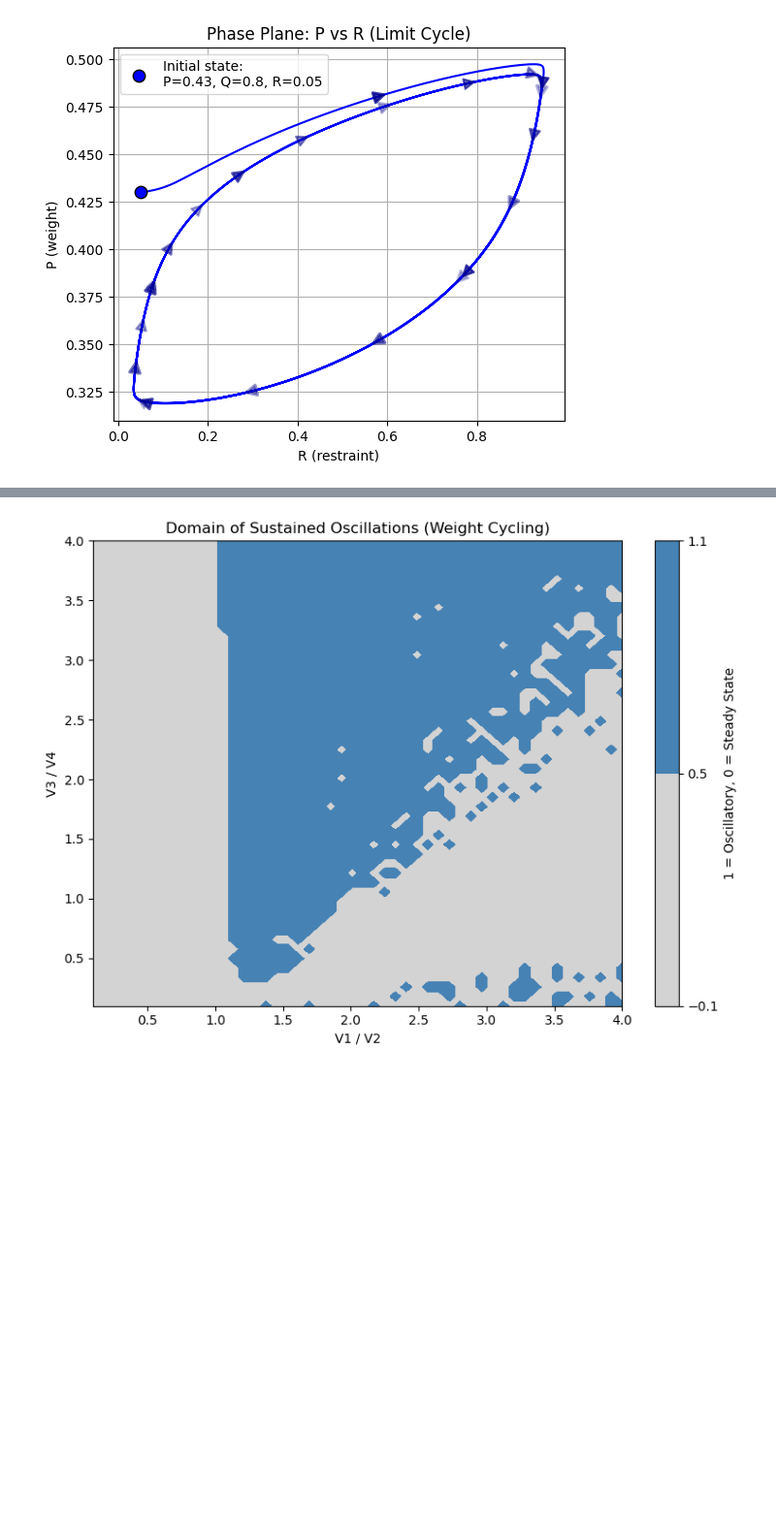
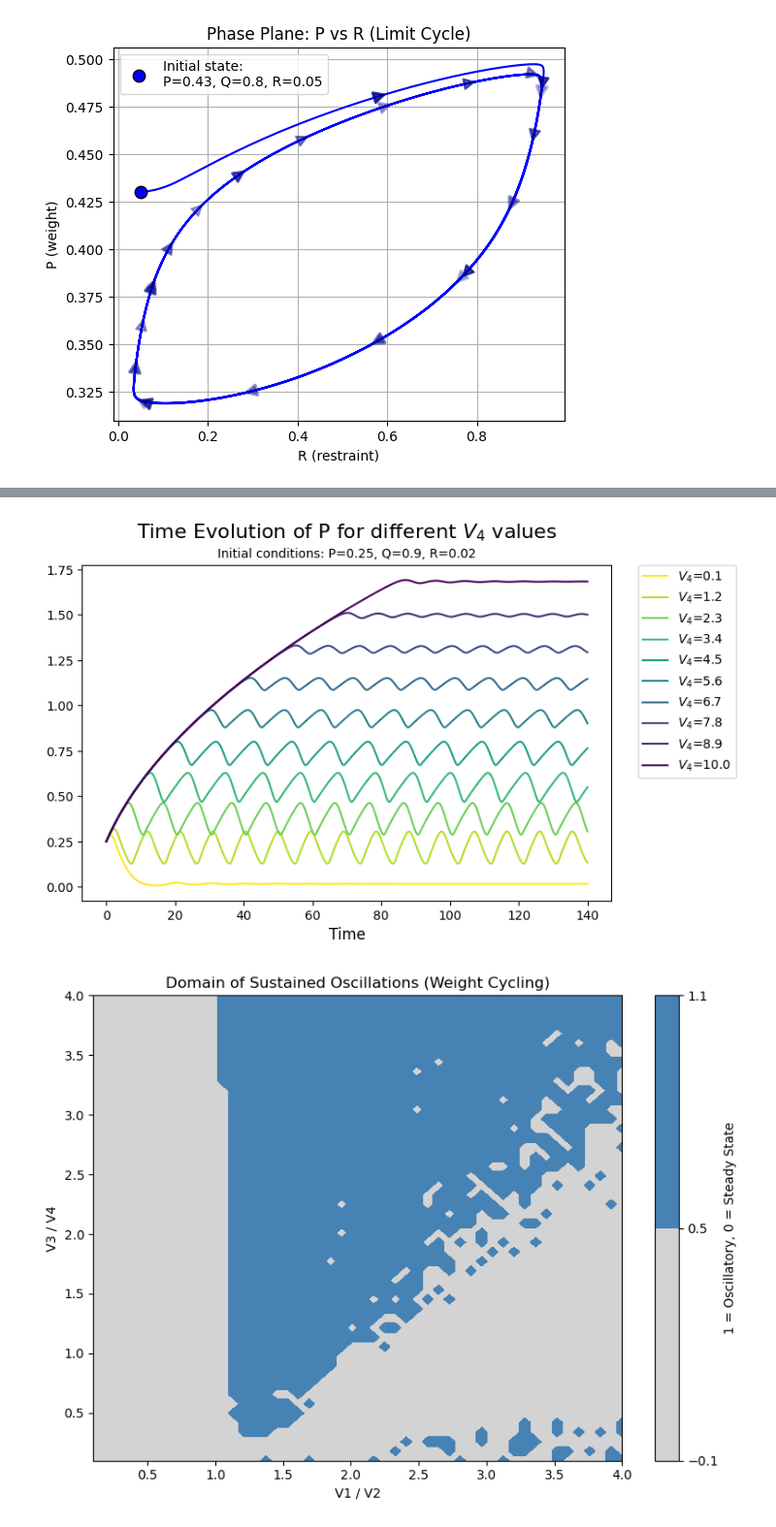
Before and after one commit to JingwenLuo7/ComplexSystem, a Jupyter notebook: Project_BlockII/PQR_model.ipynb, the cells around one changed output, grey strips where cells are left out. Shown: that part at 97% size. Cells and saved outputs as stored; diff of their text form; code cells hidden in the pictures; blank space fills up the shorter version.

```diff
--- a/Project_BlockII/PQR_model.ipynb
+++ b/Project_BlockII/PQR_model.ipynb
@@ -233 +273,34 @@ plot_traj(R2,P2,'blue',label_y02)
+# %%
+def plot_timeEvo_v4(v4_vals,PATH):
+  # Time span and evaluation points
+  t_span = (0, 140)
+  t_eval = np.linspace(*t_span, 1001)
+
+  # Initial conditions
+  y0 = [0.25, 0.90, 0.02]
+
+  fig, ax = plt.subplots(figsize=(8, 5))
+  colors = cm.viridis(np.linspace(1, 0, len(v4_vals)))
+  for i, v4 in enumerate(v4_vals):
+    params = [a, b, V1, V2, V3, v4, K, K1, K2, K3, K4]
+    sol = solve_ivp(model_PQR, t_span, y0, args=(params,), t_eval=t_eval, rtol=1e-6)
+    P = sol.y[0]
+    # plot curves for P
+    ax.plot(sol.t, P, linestyle='-', color=colors[i], label=f'$V_4$={v4:.1f}')
+
+  # label
+  ax.set_xlabel('Time', fontsize=12)
+  ax.text(0.5, 1.08, 'Time Evolution of P for different $V_4$ values',
+          horizontalalignment='center', transform=ax.transAxes, fontsize=16)
+  ax.text(0.5, 1.02, f'Initial conditions: P={y0[0]}, Q={y0[1]}, R={y0[2]}',
+          horizontalalignment='center', transform=ax.transAxes, fontsize=10)
+  ax.legend(loc='best', bbox_to_anchor=(1.05, 1), borderaxespad=0.)
+  plt.tight_layout()
+  plt.savefig(PATH, dpi=300, bbox_inches='tight')
+  plt.show()
+
+v4_vals = np.arange(0.1, 10.1, 1.1)
+plot_timeEvo_v4(v4_vals,full_path_figure4)
+# %% [output]
+[figure, added]
 # %%
```
Also changed, not shown: parts of 10 cells of this notebook.
